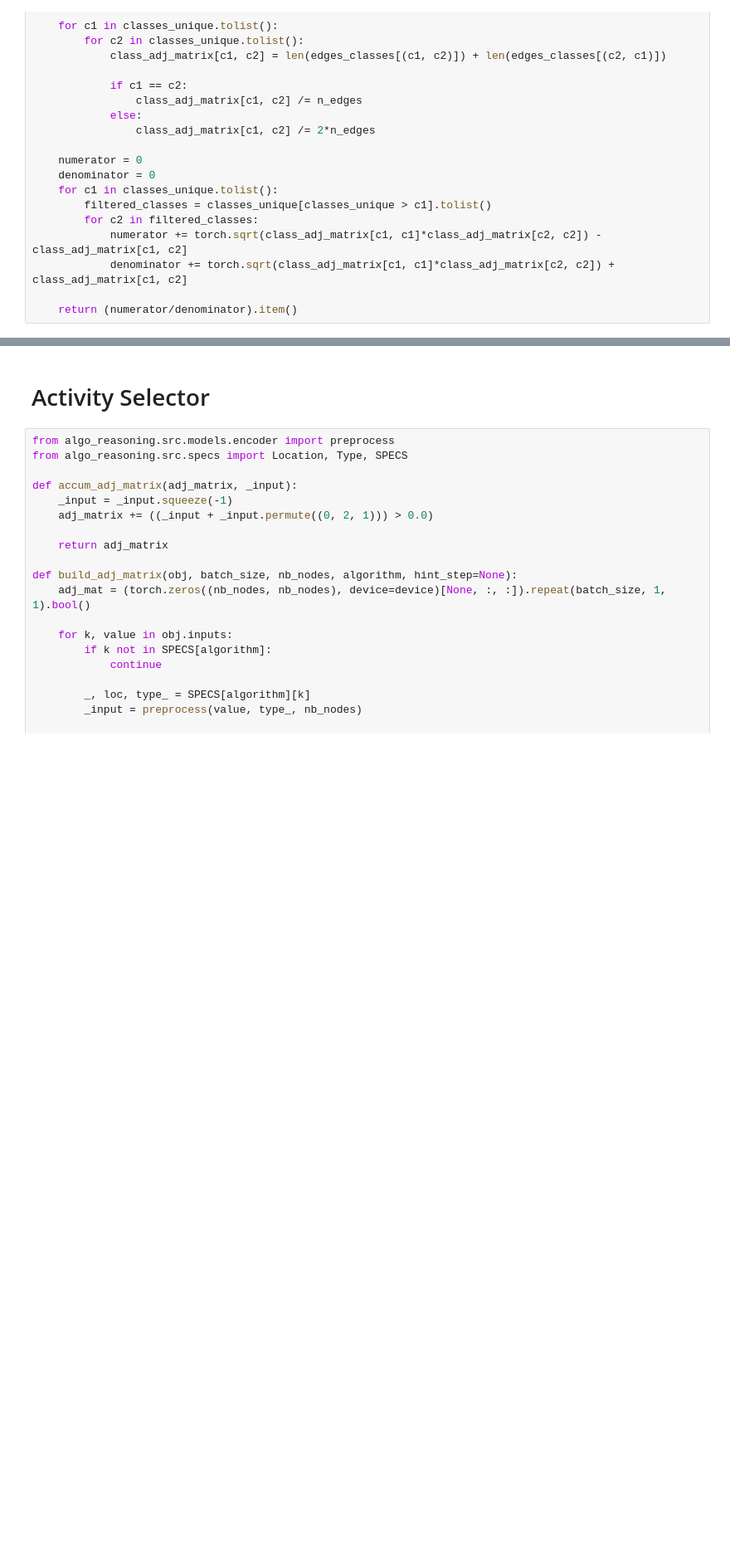
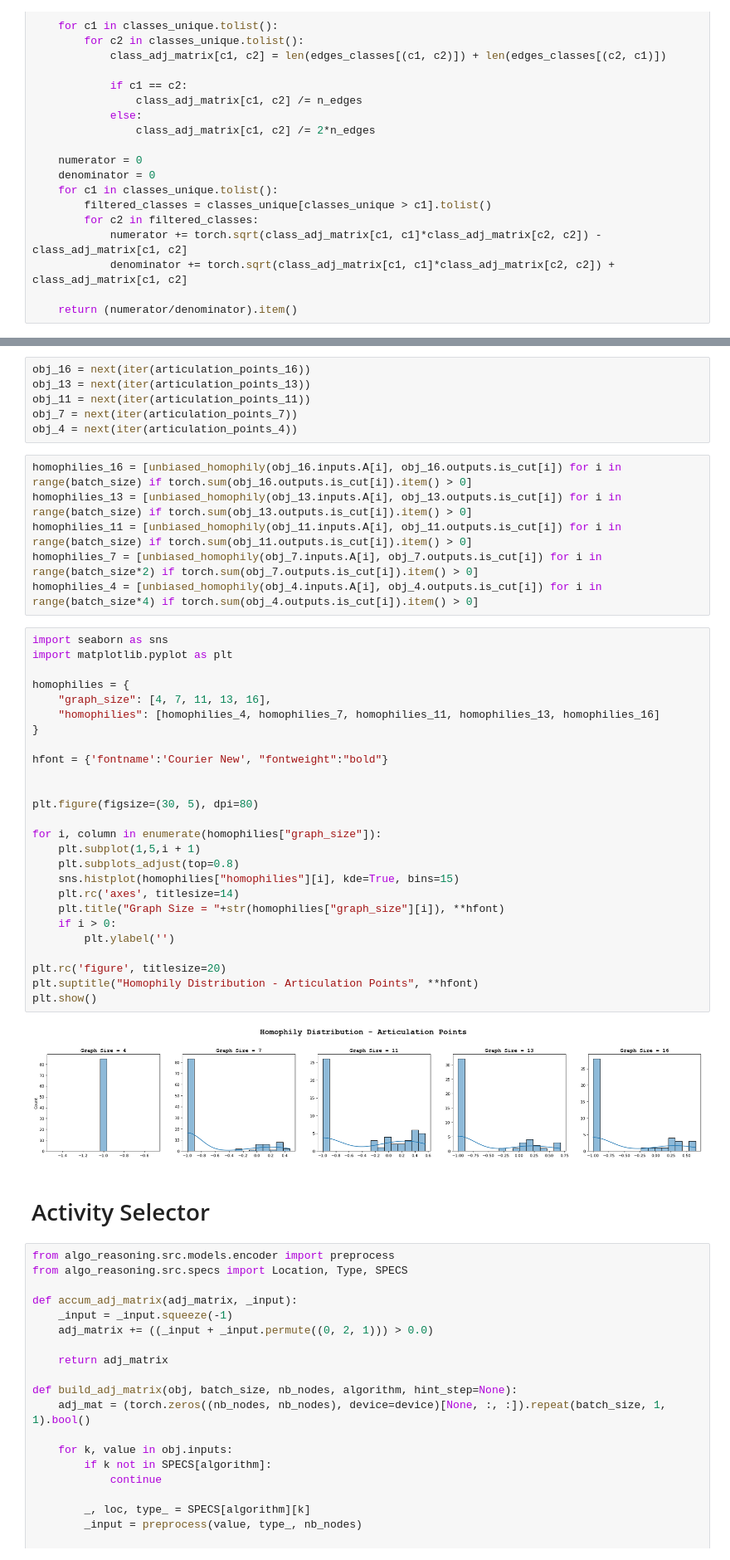
Before and after one commit to ronaldalbrt/algo_reasoning, a Jupyter notebook: notebooks/homophily.ipynb, the cells around one changed output, grey strips where cells are left out. Shown: that part at 83% size. Saved outputs shown, nothing was run; the diff lists cells and outputs as text; blank space fills up the shorter version.

Commit message:
:lipstick: Homophily graph

```diff
--- a/notebooks/homophily.ipynb
+++ b/notebooks/homophily.ipynb
@@ -90,3 +82,43 @@ sns.displot(homophilies, kde=True, bins=15)
+# %%
+obj_16 = next(iter(articulation_points_16))
+obj_13 = next(iter(articulation_points_13))
+obj_11 = next(iter(articulation_points_11))
+obj_7 = next(iter(articulation_points_7))
+obj_4 = next(iter(articulation_points_4))
+# %%
+homophilies_16 = [unbiased_homophily(obj_16.inputs.A[i], obj_16.outputs.is_cut[i]) for i in range(batch_size) if torch.sum(obj_16.outputs.is_cut[i]).item() > 0]
+homophilies_13 = [unbiased_homophily(obj_13.inputs.A[i], obj_13.outputs.is_cut[i]) for i in range(batch_size) if torch.sum(obj_13.outputs.is_cut[i]).item() > 0]
+homophilies_11 = [unbiased_homophily(obj_11.inputs.A[i], obj_11.outputs.is_cut[i]) for i in range(batch_size) if torch.sum(obj_11.outputs.is_cut[i]).item() > 0]
+homophilies_7 = [unbiased_homophily(obj_7.inputs.A[i], obj_7.outputs.is_cut[i]) for i in range(batch_size*2) if torch.sum(obj_7.outputs.is_cut[i]).item() > 0]
+homophilies_4 = [unbiased_homophily(obj_4.inputs.A[i], obj_4.outputs.is_cut[i]) for i in range(batch_size*4) if torch.sum(obj_4.outputs.is_cut[i]).item() > 0]
+# %%
+import seaborn as sns
+import matplotlib.pyplot as plt
+
+homophilies = {
+    "graph_size": [4, 7, 11, 13, 16],
+    "homophilies": [homophilies_4, homophilies_7, homophilies_11, homophilies_13, homophilies_16]
+}
+
+hfont = {'fontname':'Courier New', "fontweight":"bold"}
+
+
+plt.figure(figsize=(30, 5), dpi=80)
+
+for i, column in enumerate(homophilies["graph_size"]):
+    plt.subplot(1,5,i + 1)
+    plt.subplots_adjust(top=0.8)
+    sns.histplot(homophilies["homophilies"][i], kde=True, bins=15)
+    plt.rc('axes', titlesize=14)
+    plt.title("Graph Size = "+str(homophilies["graph_size"][i]), **hfont)
+    if i > 0:
+        plt.ylabel('')
+
+plt.rc('figure', titlesize=20)
+plt.suptitle("Homophily Distribution - Articulation Points", **hfont)
+plt.show()
+# %% [output]
+[figure, added]
 # %% [markdown]
 # Activity Selector
 # %%
```
Also changed, not shown: parts of 13 cells of this notebook.
